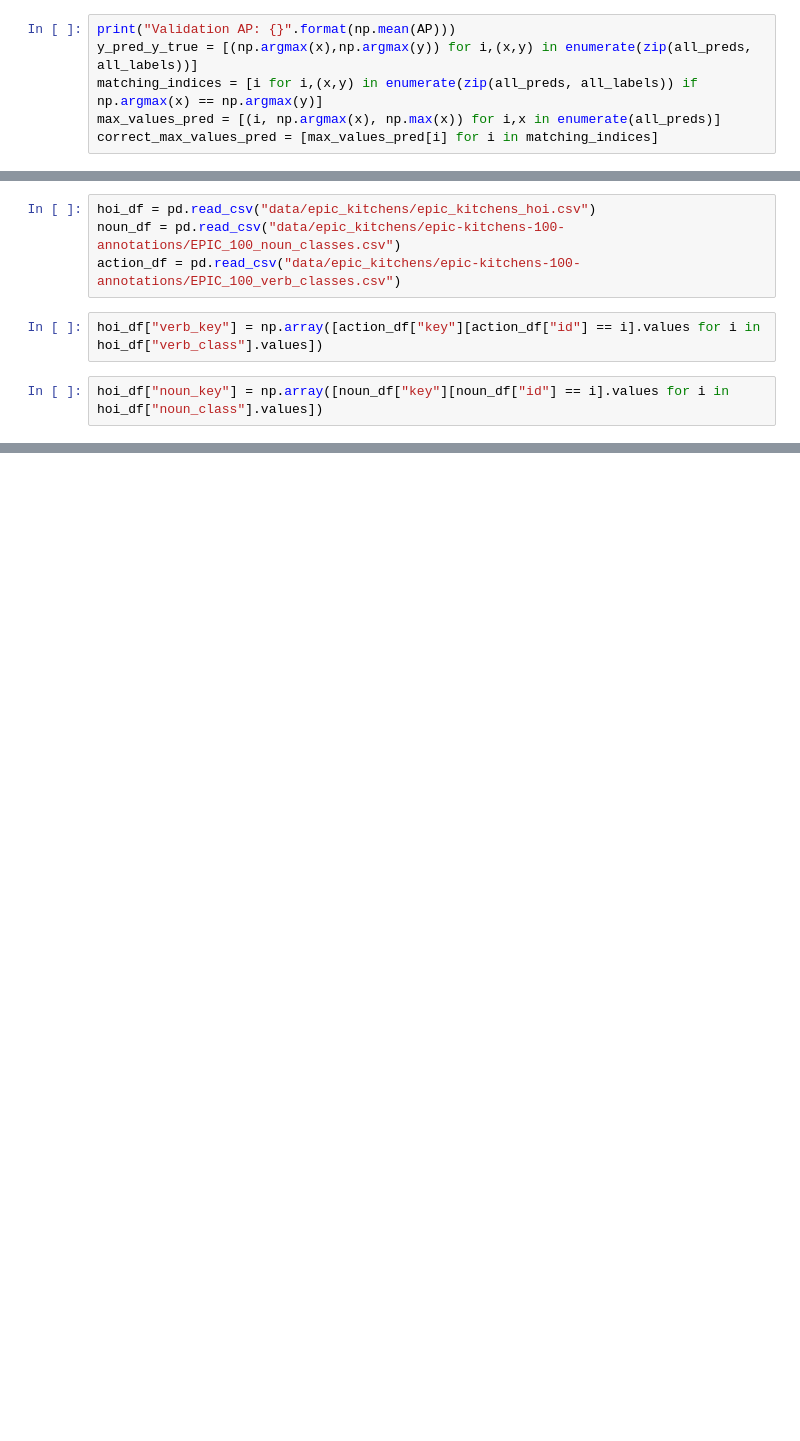
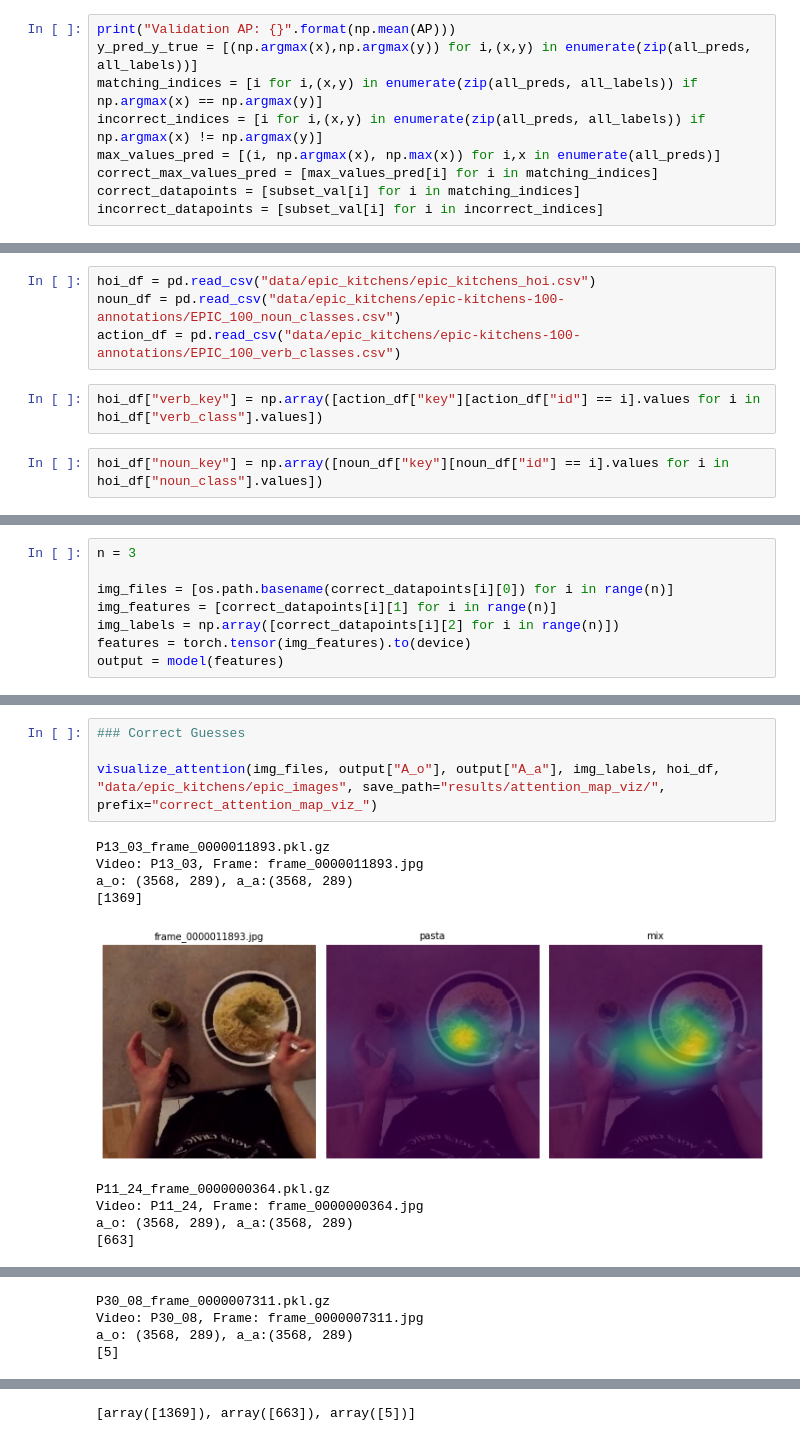
Before and after one commit to alachyan-ml/iccv21_relational_direction, a Jupyter notebook: Model_Analysis.ipynb, the cells around one changed output, grey strips where cells are left out. Drawn from its saved outputs; the diff is of its cells as text; blank space fills up the shorter version.

Commit message:
Adding visualizations and graphs of epic kitchens runs

```diff
--- a/Model_Analysis.ipynb
+++ b/Model_Analysis.ipynb
@@ -155,6 +159,9 @@ realistic
 print("Validation AP: {}".format(np.mean(AP)))
 y_pred_y_true = [(np.argmax(x),np.argmax(y)) for i,(x,y) in enumerate(zip(all_preds, all_labels))]
 matching_indices = [i for i,(x,y) in enumerate(zip(all_preds, all_labels)) if np.argmax(x) == np.argmax(y)]
+incorrect_indices = [i for i,(x,y) in enumerate(zip(all_preds, all_labels)) if np.argmax(x) != np.argmax(y)]
 max_values_pred = [(i, np.argmax(x), np.max(x)) for i,x in enumerate(all_preds)]
 correct_max_values_pred = [max_values_pred[i] for i in matching_indices]
+correct_datapoints = [subset_val[i] for i in matching_indices]
+incorrect_datapoints = [subset_val[i] for i in incorrect_indices]
 # %% [output]
@@ -173,0 +255,8 @@ subset_val[matching_indices[0]][1].shape
+# %%
+n = 3
+
+img_files = [os.path.basename(correct_datapoints[i][0]) for i in range(n)]
+img_features = [correct_datapoints[i][1] for i in range(n)]
+img_labels = np.array([correct_datapoints[i][2] for i in range(n)])
+features = torch.tensor(img_features).to(device)
+output = model(features)
@@ -173,0 +267,14 @@ subset_val[matching_indices[0]][1].shape
+# %%
+### Correct Guesses
+
+visualize_attention(img_files, output["A_o"], output["A_a"], img_labels, hoi_df, "data/epic_kitchens/epic_images", save_path="results/attention_map_viz/", prefix="correct_attention_map_viz_")
+# %% [output]
+P13_03_frame_0000011893.pkl.gz
+Video: P13_03, Frame: frame_0000011893.jpg
+a_o: (3568, 289), a_a:(3568, 289)
+[1369]
+[figure, added]
+P11_24_frame_0000000364.pkl.gz
+Video: P11_24, Frame: frame_0000000364.jpg
+a_o: (3568, 289), a_a:(3568, 289)
+[663]
@@ -173,0 +282,4 @@ subset_val[matching_indices[0]][1].shape
+P30_08_frame_0000007311.pkl.gz
+Video: P30_08, Frame: frame_0000007311.jpg
+a_o: (3568, 289), a_a:(3568, 289)
+[5]
@@ -173,0 +287 @@ subset_val[matching_indices[0]][1].shape
+[array([1369]), array([663]), array([5])]
```
Also changed, not shown: parts of 12 cells of this notebook, 21 other files.
